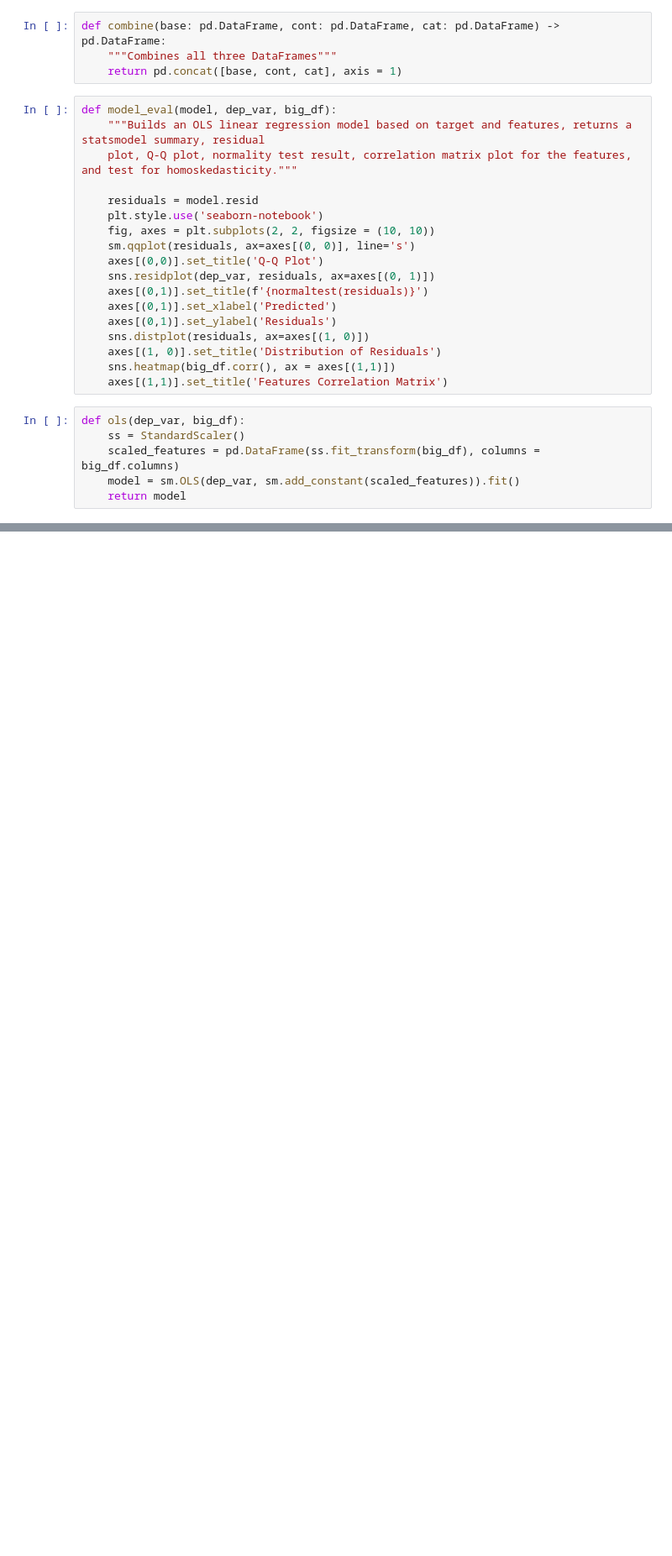
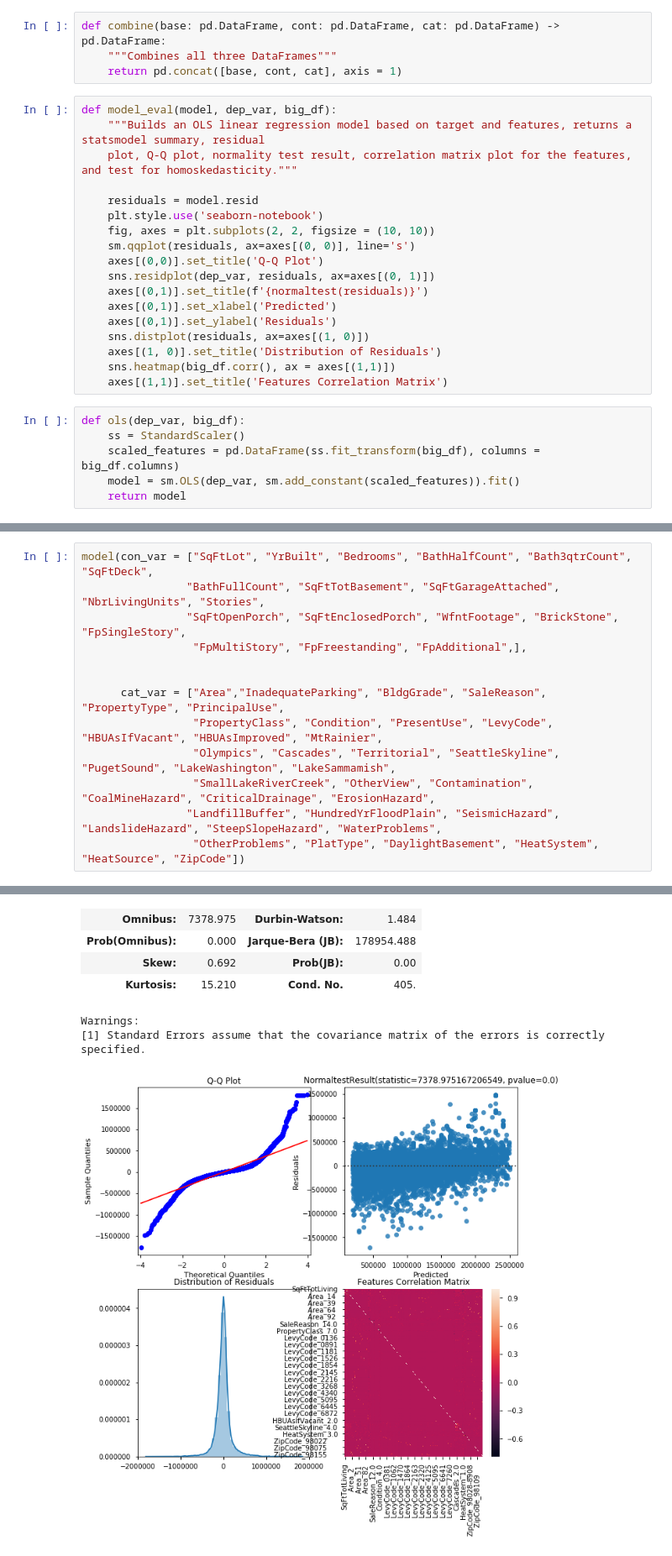
Before and after one commit to wvsharber/seattle_housing_linear_reg, a Jupyter notebook: model_builder.ipynb, the cells around one changed output, grey strips where cells are left out. Shown at 84% size. Drawn from its saved outputs; the diff is of its cells as text; blank space fills up the shorter version.

```diff
--- a/model_builder.ipynb
+++ b/model_builder.ipynb
@@ -174,0 +181,14 @@ Warnings:
+# %%
+model(con_var = ["SqFtLot", "YrBuilt", "Bedrooms", "BathHalfCount", "Bath3qtrCount", "SqFtDeck",
+                "BathFullCount", "SqFtTotBasement", "SqFtGarageAttached", "NbrLivingUnits", "Stories",
+                "SqFtOpenPorch", "SqFtEnclosedPorch", "WfntFootage", "BrickStone", "FpSingleStory",
+                 "FpMultiStory", "FpFreestanding", "FpAdditional",],
+
+
+      cat_var = ["Area","InadequateParking", "BldgGrade", "SaleReason", "PropertyType", "PrincipalUse",
+                 "PropertyClass", "Condition", "PresentUse", "LevyCode", "HBUAsIfVacant", "HBUAsImproved", "MtRainier",
+                 "Olympics", "Cascades", "Territorial", "SeattleSkyline", "PugetSound", "LakeWashington", "LakeSammamish",
+                 "SmallLakeRiverCreek", "OtherView", "Contamination", "CoalMineHazard", "CriticalDrainage", "ErosionHazard",
+                "LandfillBuffer", "HundredYrFloodPlain", "SeismicHazard", "LandslideHazard", "SteepSlopeHazard", "WaterProblems",
+                 "OtherProblems", "PlatType", "DaylightBasement", "HeatSystem", "HeatSource", "ZipCode"])
+# %% [output]
@@ -174,0 +247,7 @@ Warnings:
+| Omnibus: | 7378.975 | Durbin-Watson: | 1.484 |
+| Prob(Omnibus): | 0.000 | Jarque-Bera (JB): | 178954.488 |
+| Skew: | 0.692 | Prob(JB): | 0.00 |
+| Kurtosis: | 15.210 | Cond. No. | 405. |
+Warnings:
+[1] Standard Errors assume that the covariance matrix of the errors is correctly specified.
+[figure, added]
```
Also changed, not shown: parts of 13 cells of this notebook.
